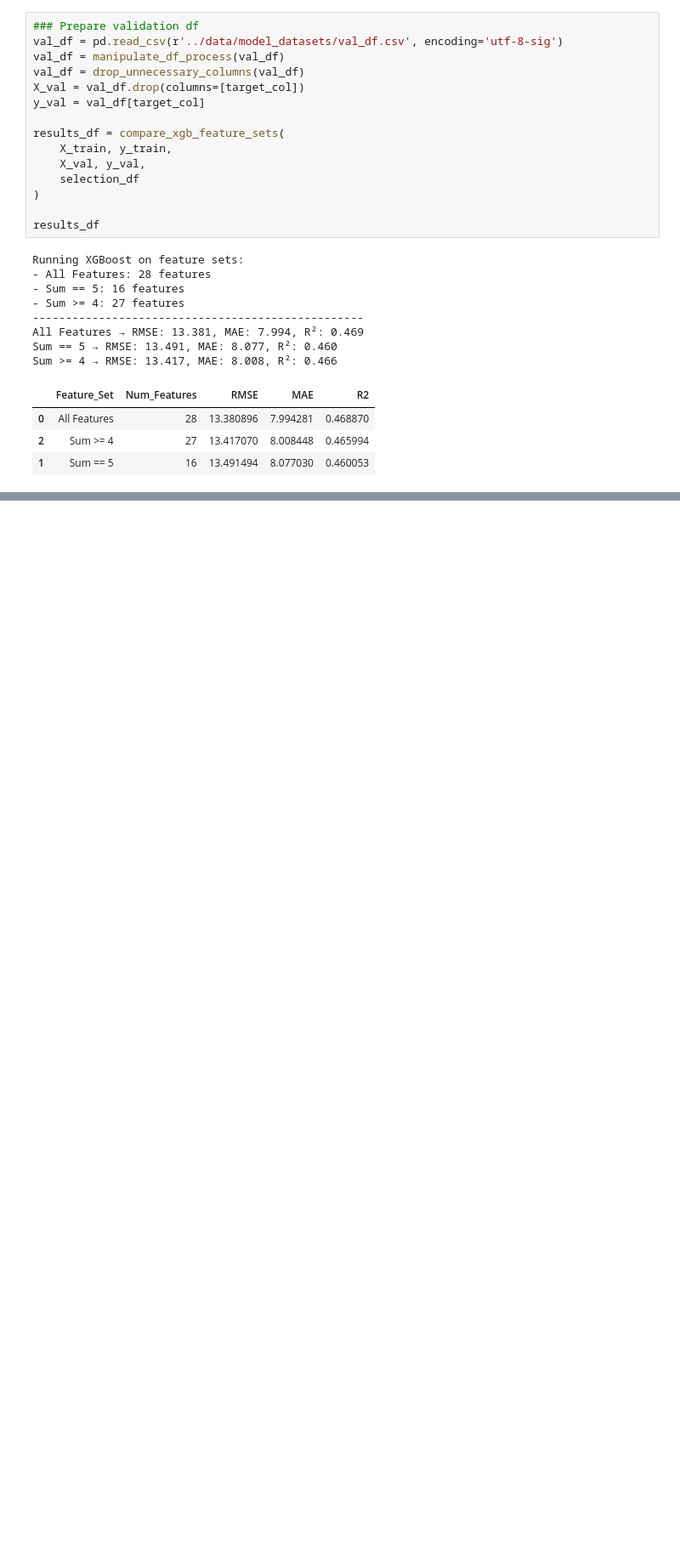
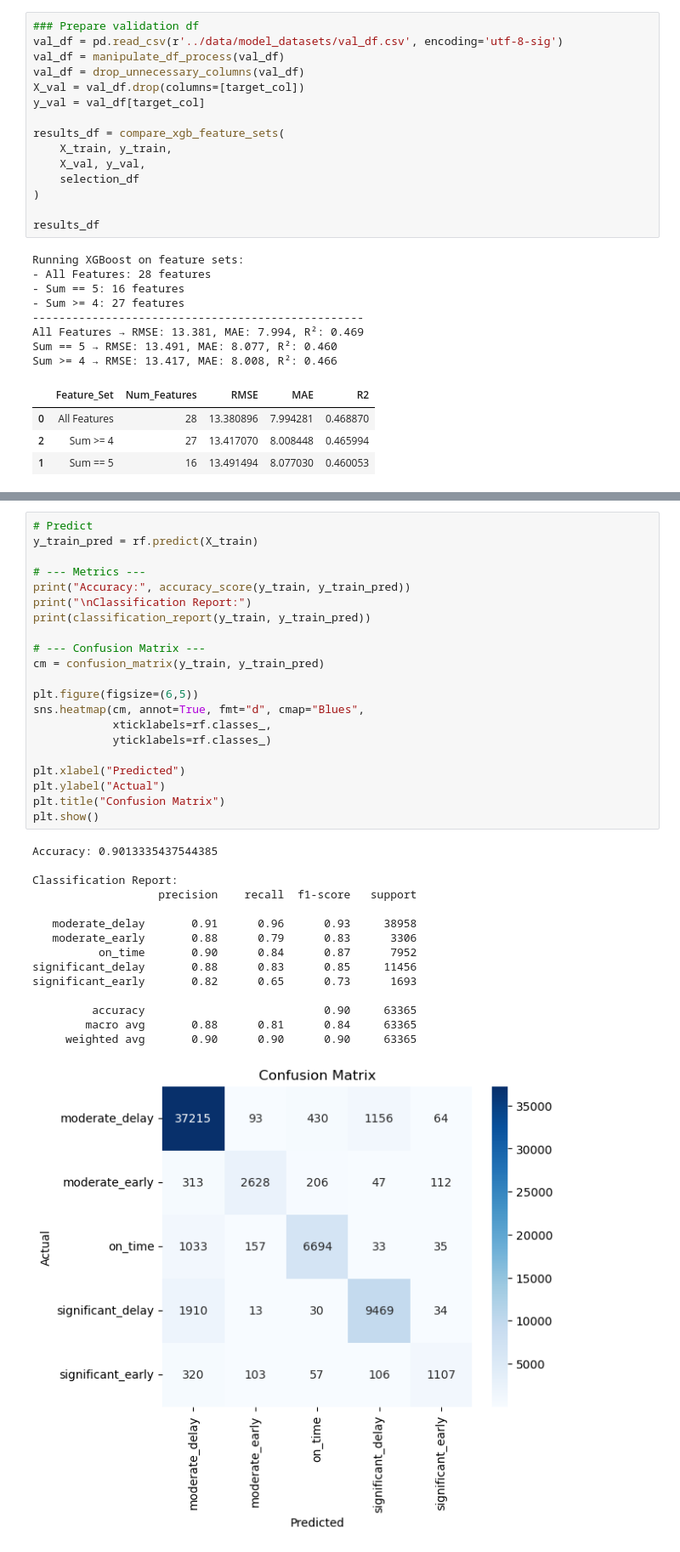
Before and after one commit to ofer-geo/public_transport_ML, a Jupyter notebook: notebooks/Data cleaning & manipulation.ipynb, the cells around one changed output, grey strips where cells are left out. Shown at 85% size. Saved outputs shown, nothing was run; the diff lists cells and outputs as text; blank space fills up the shorter version.

```diff
--- a/notebooks/Data cleaning & manipulation.ipynb
+++ b/notebooks/Data cleaning & manipulation.ipynb
@@ -764,0 +869,37 @@ Sum >= 4 → RMSE: 13.417, MAE: 8.008, R²: 0.466
+# %%
+# Predict
+y_train_pred = rf.predict(X_train)
+
+# --- Metrics ---
+print("Accuracy:", accuracy_score(y_train, y_train_pred))
+print("\nClassification Report:")
+print(classification_report(y_train, y_train_pred))
+
+# --- Confusion Matrix ---
+cm = confusion_matrix(y_train, y_train_pred)
+
+plt.figure(figsize=(6,5))
+sns.heatmap(cm, annot=True, fmt="d", cmap="Blues",
+            xticklabels=rf.classes_,
+            yticklabels=rf.classes_)
+
+plt.xlabel("Predicted")
+plt.ylabel("Actual")
+plt.title("Confusion Matrix")
+plt.show()
+# %% [output]
+Accuracy: 0.9013335437544385
+
+Classification Report:
+                   precision    recall  f1-score   support
+
+   moderate_delay       0.91      0.96      0.93     38958
+   moderate_early       0.88      0.79      0.83      3306
+          on_time       0.90      0.84      0.87      7952
+significant_delay       0.88      0.83      0.85     11456
+significant_early       0.82      0.65      0.73      1693
+
+         accuracy                           0.90     63365
+        macro avg       0.88      0.81      0.84     63365
+     weighted avg       0.90      0.90      0.90     63365
+[figure, added]
```
Also changed, not shown: parts of 10 cells of this notebook, 2 other files.
